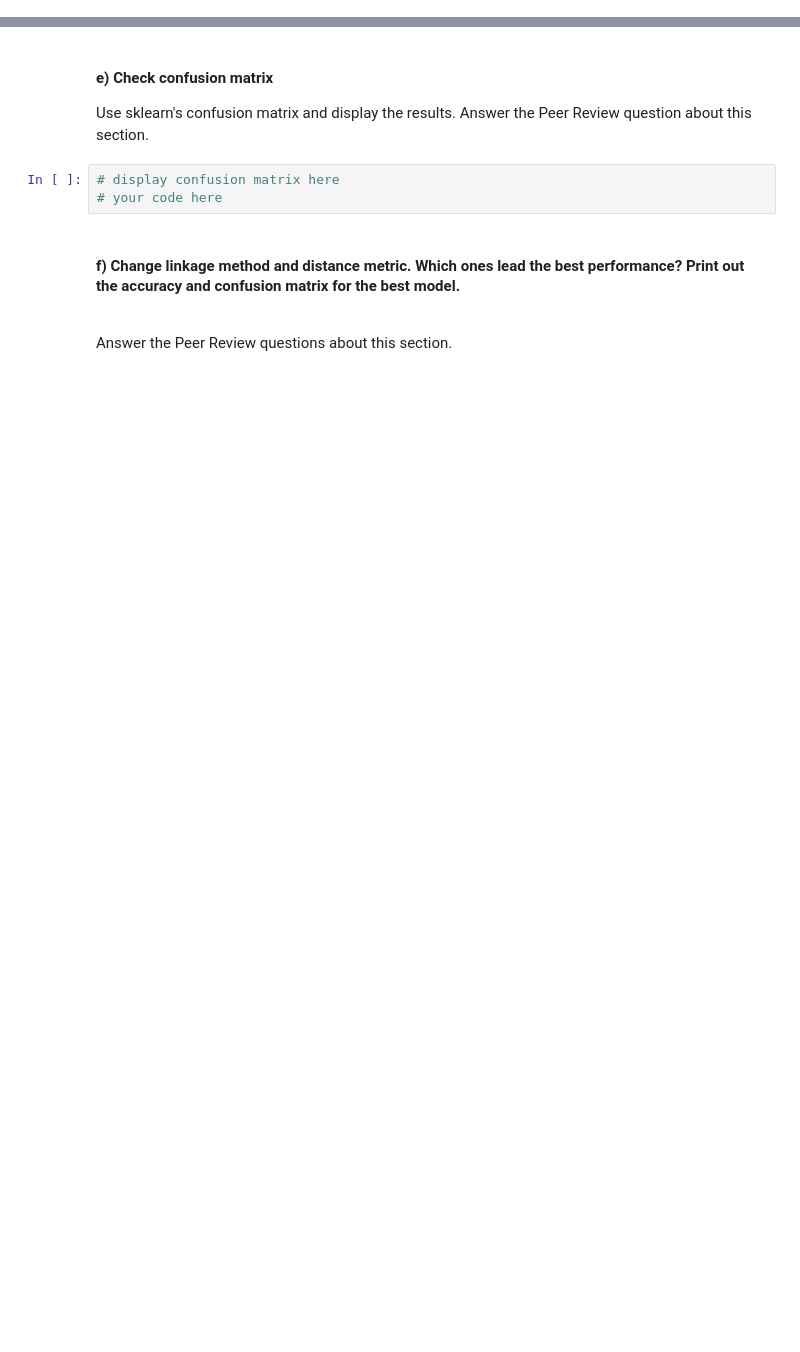
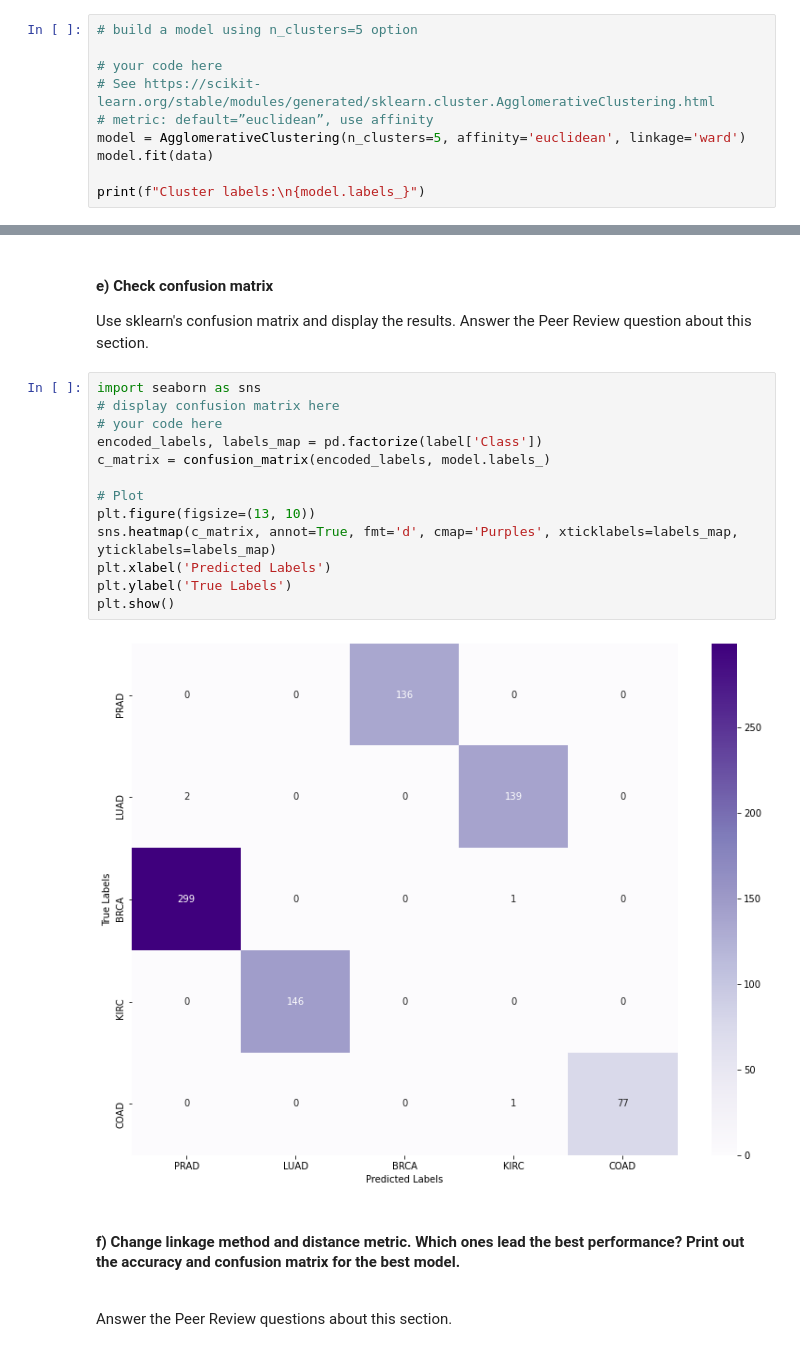
Before and after one commit to drivera53/unsupervised_algorithms_in_machine_learning, a Jupyter notebook: Week2_Clustering/Module2_USL.ipynb, the cells around one changed output, grey strips where cells are left out. Cells and saved outputs as stored; diff of their text form; blank space fills up the shorter version.

```diff
--- a/Week2_Clustering/Module2_USL.ipynb
+++ b/Week2_Clustering/Module2_USL.ipynb
@@ -82,0 +126,10 @@ model=None
+# %%
+# build a model using n_clusters=5 option
+
+# your code here
+# See https://scikit-learn.org/stable/modules/generated/sklearn.cluster.AgglomerativeClustering.html
+# metric: default=”euclidean”, use affinity
+model = AgglomerativeClustering(n_clusters=5, affinity='euclidean', linkage='ward')
+model.fit(data)
+
+print(f"Cluster labels:\n{model.labels_}")
@@ -102,9 +181,21 @@ AttributeError: 'NoneType' object has no attribute 'labels_'
 # %% [markdown]
 #### e) Check confusion matrix
 Use sklearn's confusion matrix and display the results. Answer the Peer Review question about this section.
-# %%
-# display confusion matrix here
-# your code here
+# %%
+import seaborn as sns
+# display confusion matrix here
+# your code here
+encoded_labels, labels_map = pd.factorize(label['Class'])
+c_matrix = confusion_matrix(encoded_labels, model.labels_)
+
+# Plot
+plt.figure(figsize=(13, 10))
+sns.heatmap(c_matrix, annot=True, fmt='d', cmap='Purples', xticklabels=labels_map, yticklabels=labels_map)
+plt.xlabel('Predicted Labels')
+plt.ylabel('True Labels')
+plt.show()
+# %% [output]
+[figure, added]
 # %% [markdown]
 #### f) Change linkage method and distance metric. Which ones lead the best performance? Print out the accuracy and confusion matrix for the best model.
 <br> Answer the Peer Review questions about this section.
```
Also changed, not shown: parts of 11 cells of this notebook.
